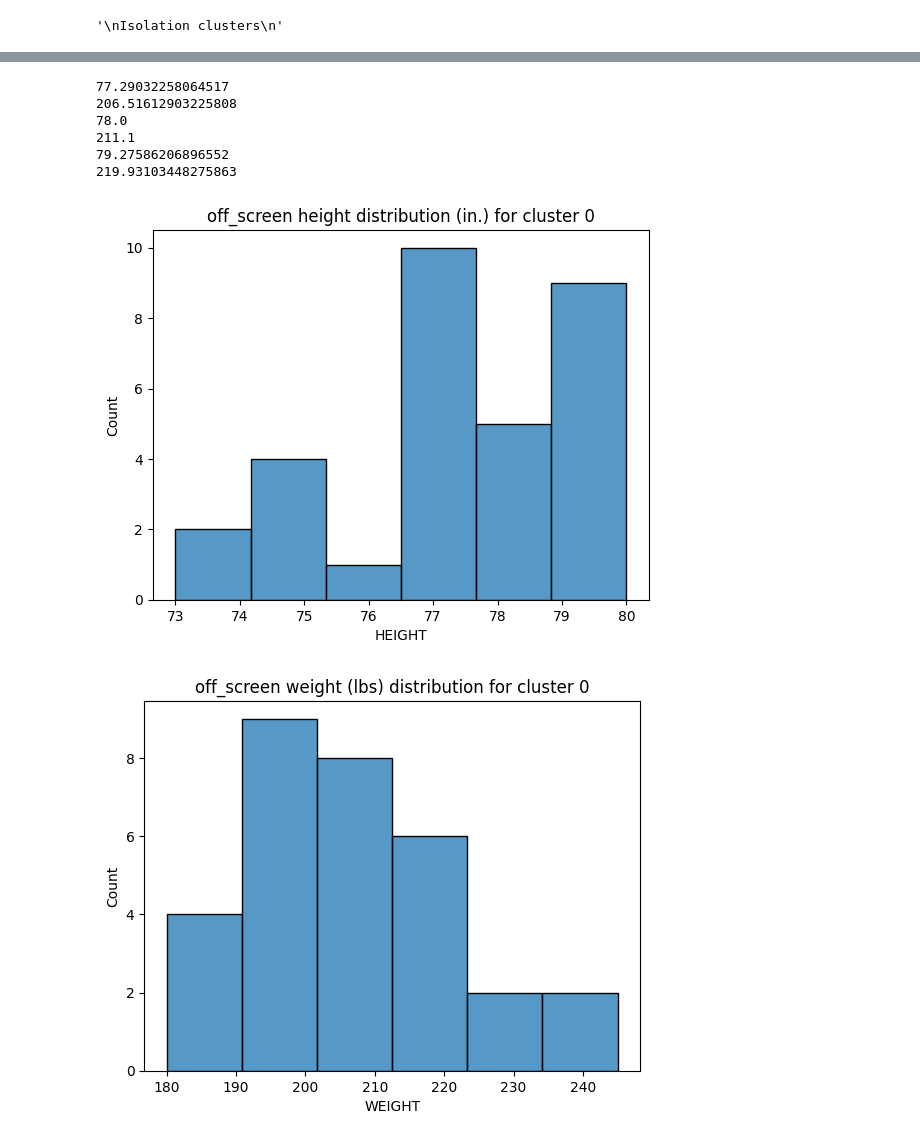
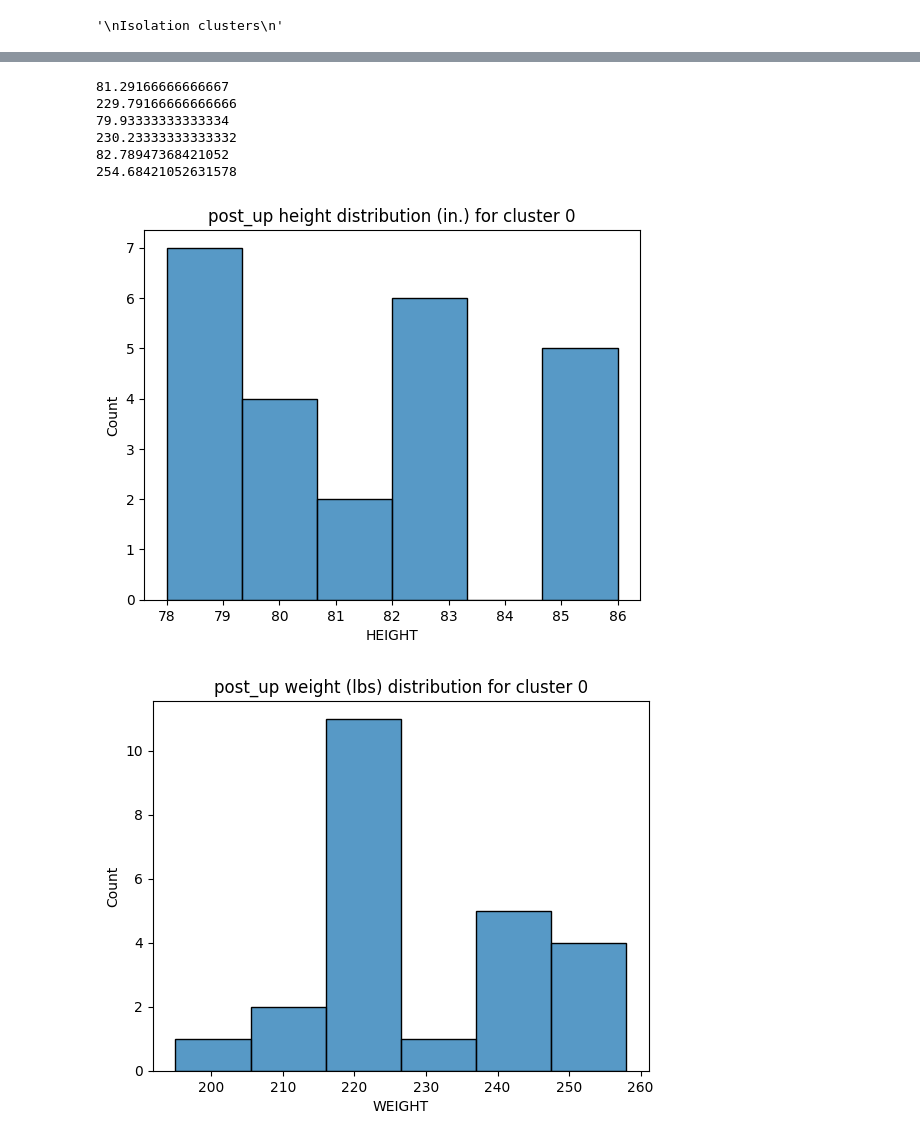
Before and after one commit to nehal-chigurupati/OffensivePlayerClustering, a Jupyter notebook: ClusterPhysicalCharacteristics.ipynb, the cells around one changed output, grey strips where cells are left out. Drawn from its saved outputs; the diff is of its cells as text; code cells hidden in the pictures.

```diff
--- a/ClusterPhysicalCharacteristics.ipynb
+++ b/ClusterPhysicalCharacteristics.ipynb
@@ -54,19 +57,19 @@ print(output[play][output[play]["LABEL"] == 2]["PLAYER"])
 Name: PLAYER, dtype: object
 # %%
-play="off_screen"
+play="post_up"
 for cluster in range(len(pd.unique(output[play]["LABEL"]))):
     plt.figure()
     print(np.mean(output[play][output[play]["LABEL"] == cluster]["HEIGHT"]))
     sns.histplot(data=output[play][output[play]["LABEL"] == cluster], x="HEIGHT").set(title=(play + " height distribution (in.) for cluster " + str(cluster)))
     print(np.mean(output[play][output[play]["LABEL"] == cluster]["WEIGHT"]))
     plt.figure()
     sns.histplot(data=output[play][output[play]["LABEL"] == cluster], x="WEIGHT").set(title=(play + " weight (lbs) distribution for cluster " + str(cluster)))
 # %% [output]
-77.29032258064517
-206.51612903225808
-78.0
-211.1
-79.27586206896552
-219.93103448275863
+81.29166666666667
+229.79166666666666
+79.93333333333334
+230.23333333333332
+82.78947368421052
+254.68421052631578
-[figure, old version]
+[figure, new version]
-[figure, old version]
+[figure, new version]
```
Also changed, not shown: parts of 3 cells of this notebook, 1 other file.
